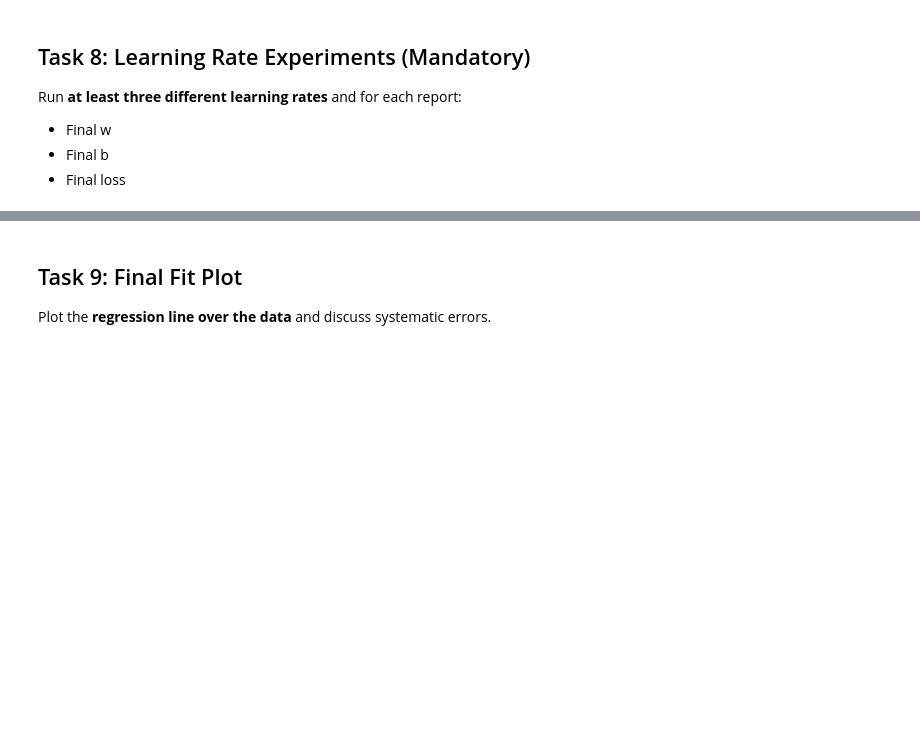
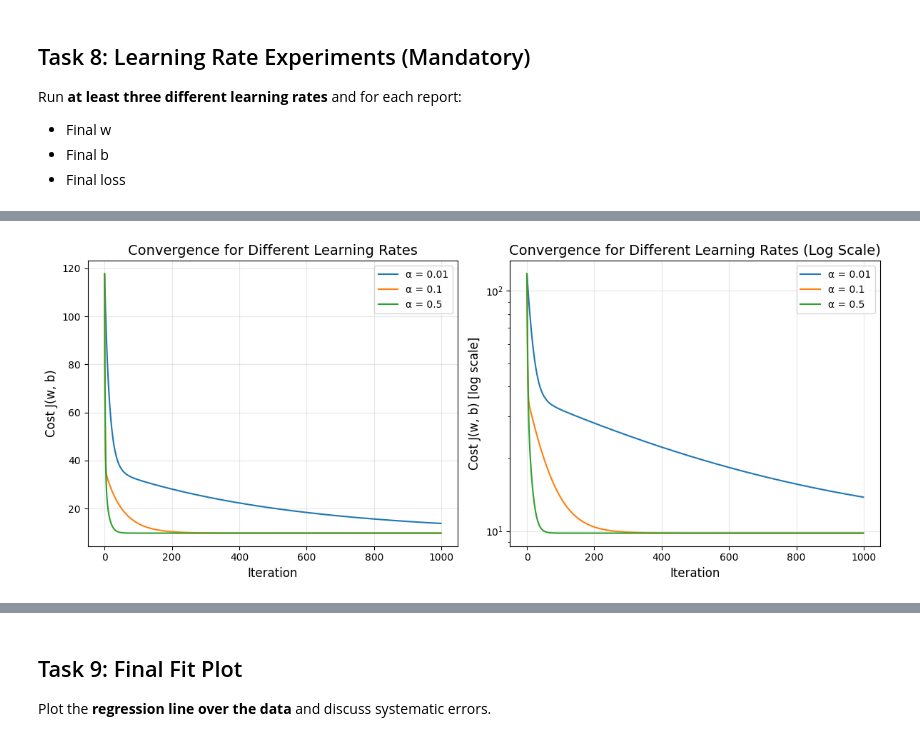
Before and after one commit to AnderssonProgramming/linear-poly-regression-aws-ai, a Jupyter notebook: 01_part1_linreg_1feature.ipynb, the cells around one changed output, grey strips where cells are left out. Cells and saved outputs as stored; diff of their text form; code cells hidden in the pictures; blank space fills up the shorter version.

```diff
--- a/01_part1_linreg_1feature.ipynb
+++ b/01_part1_linreg_1feature.ipynb
@@ -532,9 +718,64 @@ Run **at least three different learning rates** and for each report:
 # %%
 # Task 8: Learning Rate Experiments (Mandatory)
 
-learning_rates = [0.001, 0.01, 0.1]  # Example learning rates - adjust as needed
+print("=" * 70)
+print("Learning Rate Experiments")
+print("=" * 70)
 
-# TODO: For each learning rate:
-#   - Run gradient descent
-#   - Report final w, b, and loss
-#   - Compare results
+# Test three different learning rates
+learning_rates = [0.01, 0.1, 0.5]
+num_iterations_exp = 1000
+results = []
+
+# Store cost histories for plotting
+cost_histories = {}
+
+for lr in learning_rates:
+    print(f"\n--- Learning Rate α = {lr} ---")
+    w_exp, b_exp, cost_hist_exp = gradient_descent_vectorized(
+        M, L, 0.0, 0.0, lr, num_iterations_exp
+    )
+    results.append({
+        'learning_rate': lr,
+        'w': w_exp,
+        'b': b_exp,
+        'final_cost': cost_hist_exp[-1]
+    })
+    cost_histories[lr] = cost_hist_exp
+    print(f"Final: w = {w_exp:.6f}, b = {b_exp:.6f}, Cost = {cost_hist_exp[-1]:.6f}")
+
+# Summary table
+print("\n" + "=" * 70)
+print("SUMMARY: Learning Rate Experiments")
+print("=" * 70)
+print(f"{'Learning Rate':<15} {'Final w':<15} {'Final b':<15} {'Final Cost':<15}")
+print("-" * 60)
+for r in results:
+    print(f"{r['learning_rate']:<15.3f} {r['w']:<15.6f} {r['b']:<15.6f} {r['final_cost']:<15.6f}")
+
+# Plot convergence for all learning rates
+plt.figure(figsize=(12, 5))
+
+# Plot 1: Linear scale
+plt.subplot(1, 2, 1)
+for lr in learning_rates:
+    plt.plot(cost_histories[lr], label=f'α = {lr}', linewidth=1.5)
+plt.xlabel("Iteration", fontsize=12)
+plt.ylabel("Cost J(w, b)", fontsize=12)
+plt.title("Convergence for Different Learning Rates", fontsize=14)
+plt.legend()
+plt.grid(True, alpha=0.3)
+
+# Plot 2: Log scale for better visualization
+plt.subplot(1, 2, 2)
+for lr in learning_rates:
+    plt.semilogy(cost_histories[lr], label=f'α = {lr}', linewidth=1.5)
+plt.xlabel("Iteration", fontsize=12)
+plt.ylabel("Cost J(w, b) [log scale]", fontsize=12)
+plt.title("Convergence for Different Learning Rates (Log Scale)", fontsize=14)
+plt.legend()
+plt.grid(True, alpha=0.3)
+
+plt.tight_layout()
+plt.show()
+# %% [output]
@@ -540,0 +799 @@ learning_rates = [0.001, 0.01, 0.1]  # Example learning rates - adjust as needed
+[figure, added]
```
Also changed, not shown: parts of 8 cells of this notebook.
